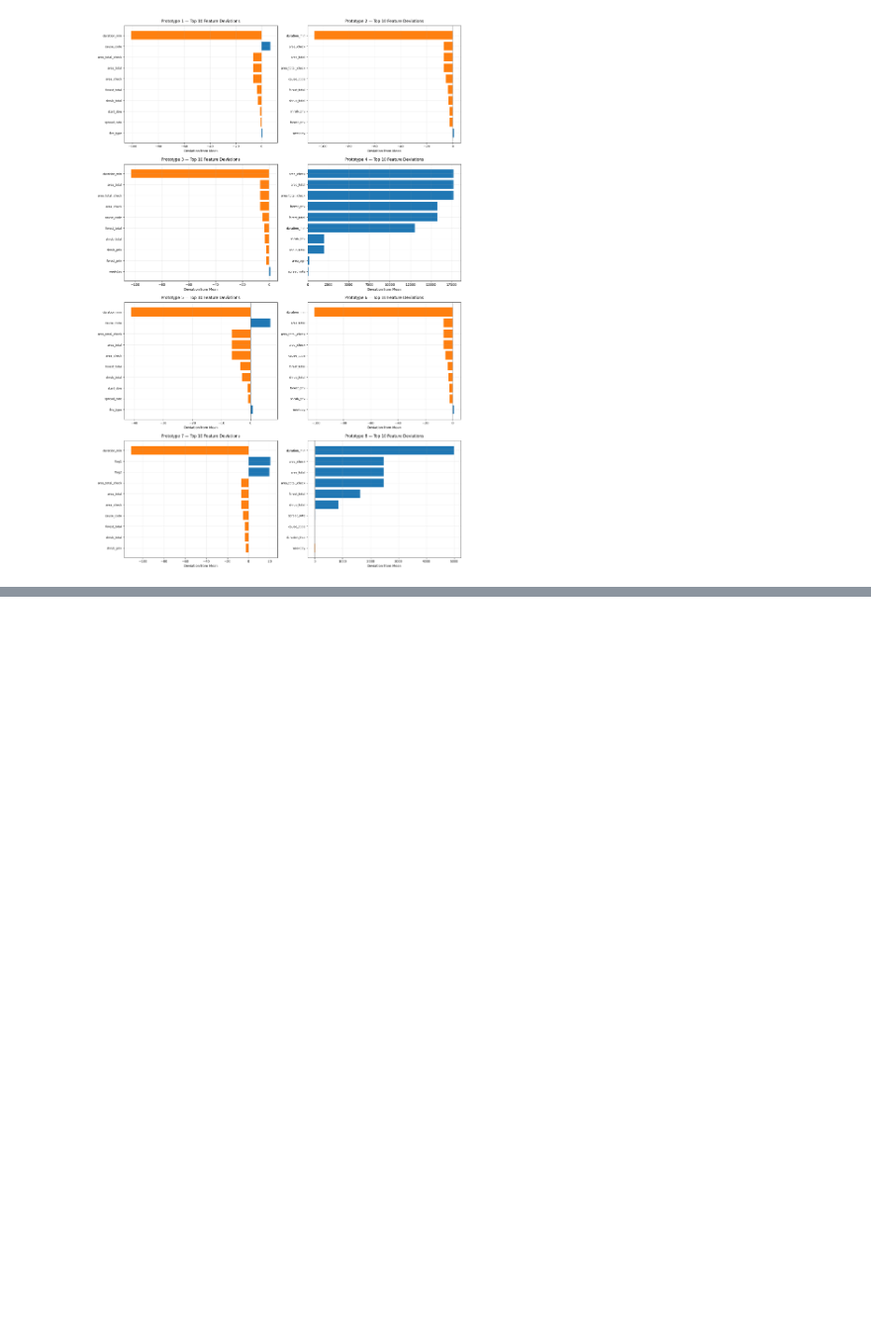
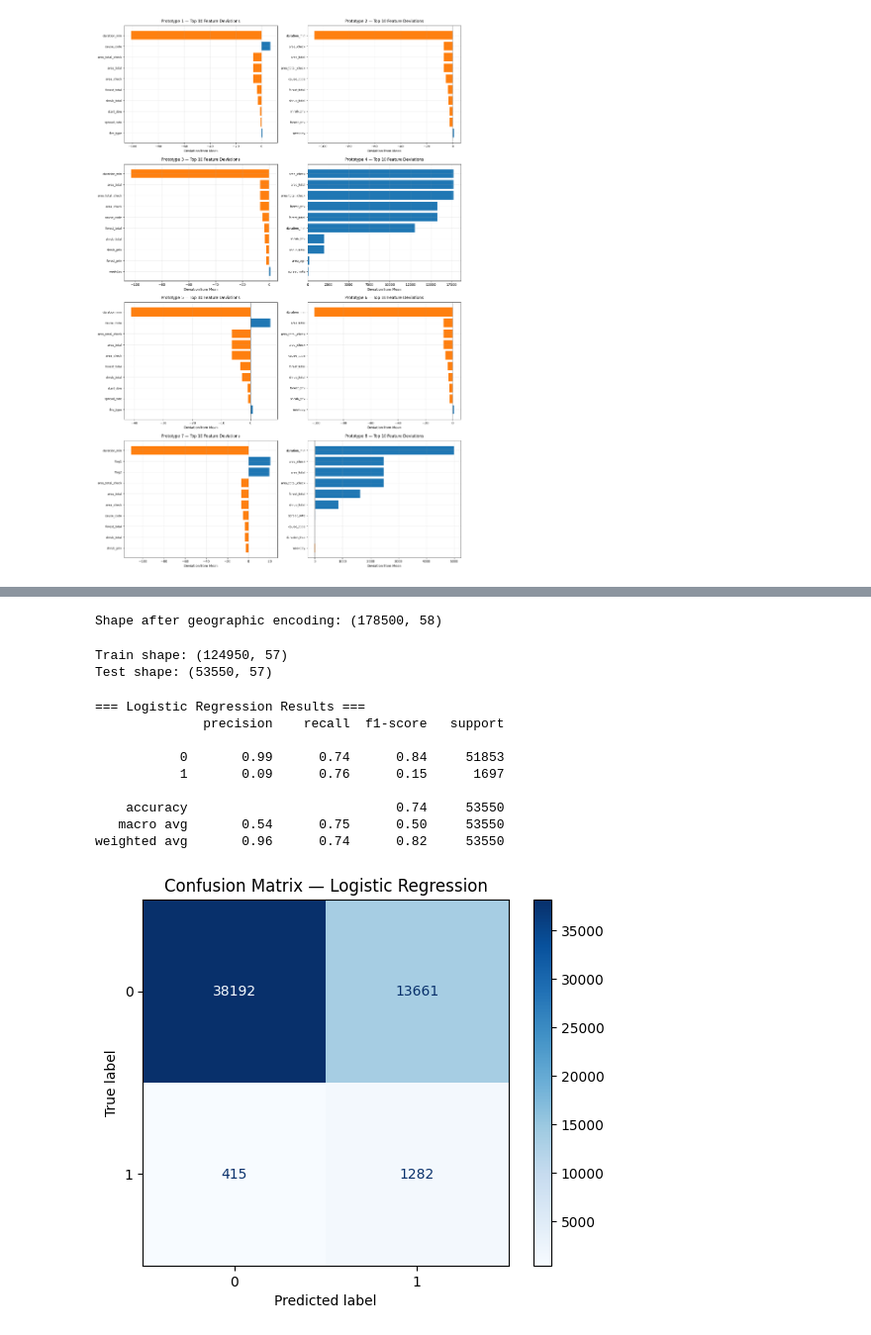
Before and after one commit to Mihalachee/RuralFireDatabase, a Jupyter notebook: project.ipynb, the cells around one changed output, grey strips where cells are left out. Shown at 99% size. Cells and saved outputs as stored; diff of their text form; code cells hidden in the pictures; blank space fills up the shorter version.

Commit message:
logistic regression

```diff
--- a/project.ipynb
+++ b/project.ipynb
@@ -1681,0 +1794,2 @@ plt.show()
+# %%
+df = pd.read_csv("data/FireDataset_clean.csv")
@@ -1681,0 +1834,69 @@ plt.show()
+# %%
+# === 5. Drop raw district and county columns ===
+df = df.drop(columns=['district', 'county'], errors='ignore')
+print(f"Shape after geographic encoding: {df.shape}")
+# %% [output]
+Shape after geographic encoding: (178500, 58)
+# %%
+# === 6. Split features and target ===
+X = df.drop(columns=['intentional'])
+y = df['intentional']
+
+from sklearn.model_selection import train_test_split
+X_train, X_test, y_train, y_test = train_test_split(
+    X, y, test_size=0.3, random_state=42, stratify=y
+)
+
+print("Train shape:", X_train.shape)
+print("Test shape:", X_test.shape)
+# %% [output]
+Train shape: (124950, 57)
+Test shape: (53550, 57)
+# %%
+from sklearn.impute import SimpleImputer
+from sklearn.pipeline import Pipeline
+from sklearn.compose import ColumnTransformer
+
+# Identify numeric columns (all remaining features)
+numeric_cols = X_train.select_dtypes(include=['float64', 'int64']).columns.tolist()
+
+numeric_transformer = Pipeline([
+    ('imputer', SimpleImputer(strategy='median'))
+])
+
+preprocessor = ColumnTransformer([
+    ('num', numeric_transformer, numeric_cols)
+])
+# %%
+from sklearn.linear_model import LogisticRegression
+from sklearn.metrics import classification_report, ConfusionMatrixDisplay
+import matplotlib.pyplot as plt
+
+# Build pipeline: preprocessing + model
+logreg = Pipeline([
+    ('preprocessor', preprocessor),
+    ('clf', LogisticRegression(solver='saga', max_iter=5000, class_weight='balanced'))
+])
+
+# Train model
+logreg.fit(X_train, y_train)
+
+# Evaluate
+y_pred = logreg.predict(X_test)
+print("=== Logistic Regression Results ===")
+print(classification_report(y_test, y_pred))
+
+ConfusionMatrixDisplay.from_estimator(logreg, X_test, y_test, cmap='Blues')
+plt.title("Confusion Matrix — Logistic Regression")
+plt.show()
+# %% [output]
+=== Logistic Regression Results ===
+              precision    recall  f1-score   support
+
+           0       0.99      0.74      0.84     51853
+           1       0.09      0.76      0.15      1697
+
+    accuracy                           0.74     53550
+   macro avg       0.54      0.75      0.50     53550
+weighted avg       0.96      0.74      0.82     53550
+[figure, added]
```
Also changed, not shown: parts of 13 cells of this notebook.
